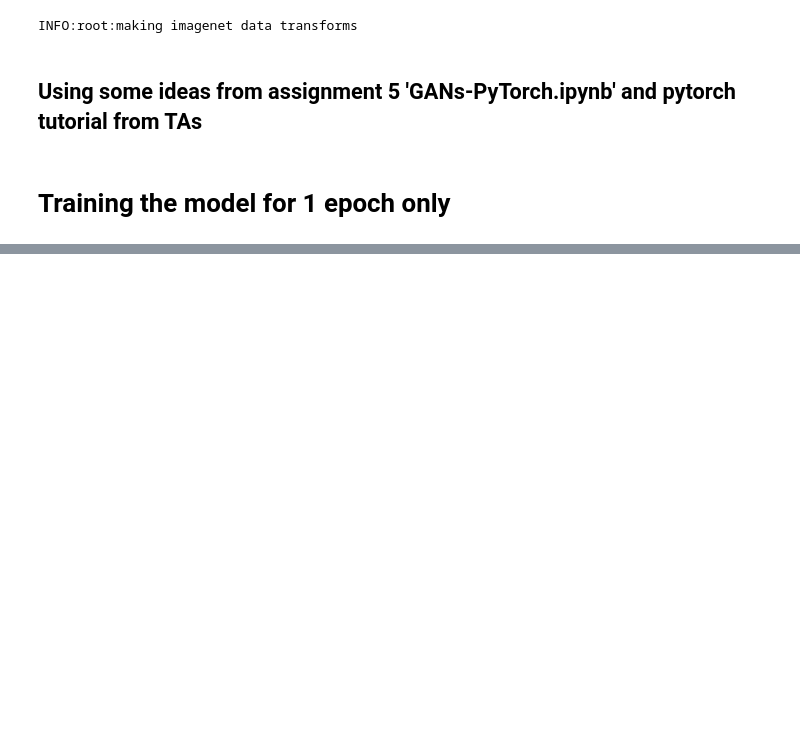
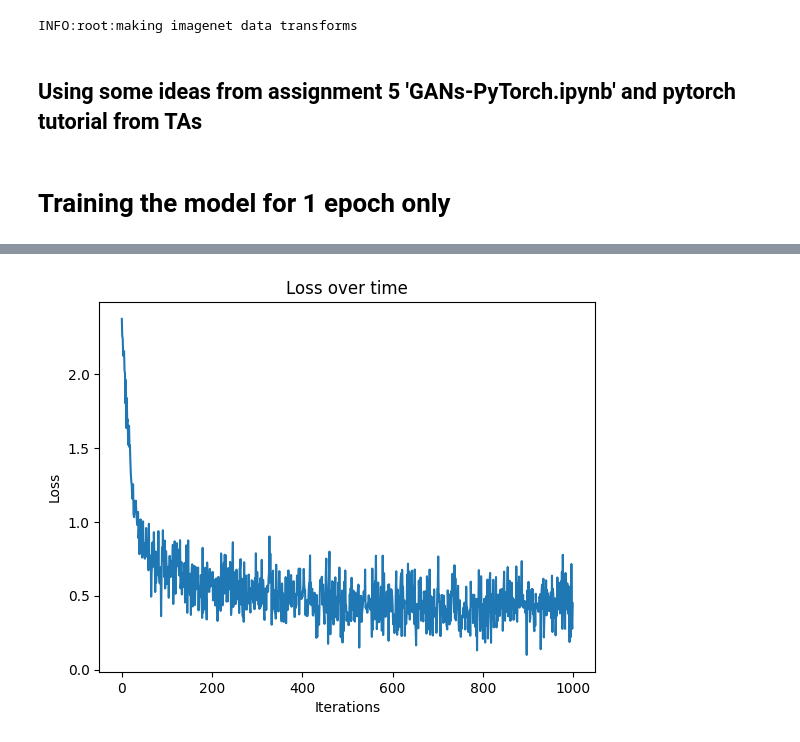
Before and after one commit to Thom-kauf/ViT_Classification, a Jupyter notebook: ijepa/IJEPA_classification.ipynb, the cells around one changed output, grey strips where cells are left out. Drawn from its saved outputs; the diff is of its cells as text; code cells hidden in the pictures; blank space fills up the shorter version.

Commit message:
Made results uniform and added some visualization

```diff
--- a/ijepa/IJEPA_classification.ipynb
+++ b/ijepa/IJEPA_classification.ipynb
@@ -232 +205,13 @@ Accuracy after one epoch:  0.8547999858856201
+# %%
+import matplotlib.pyplot as plt
+import numpy as np
+losses = np.load('./loss.npy')
+plt.figure()
+plt.title("Loss over time")
+plt.ylabel("Loss")
+plt.xlabel("Iterations")
+plt.plot(losses)
+plt.savefig('./loss_curve.png')
+# %% [output]
+[figure, added]
 # %%
```
Also changed, not shown: parts of 13 cells of this notebook, 5 other files.
